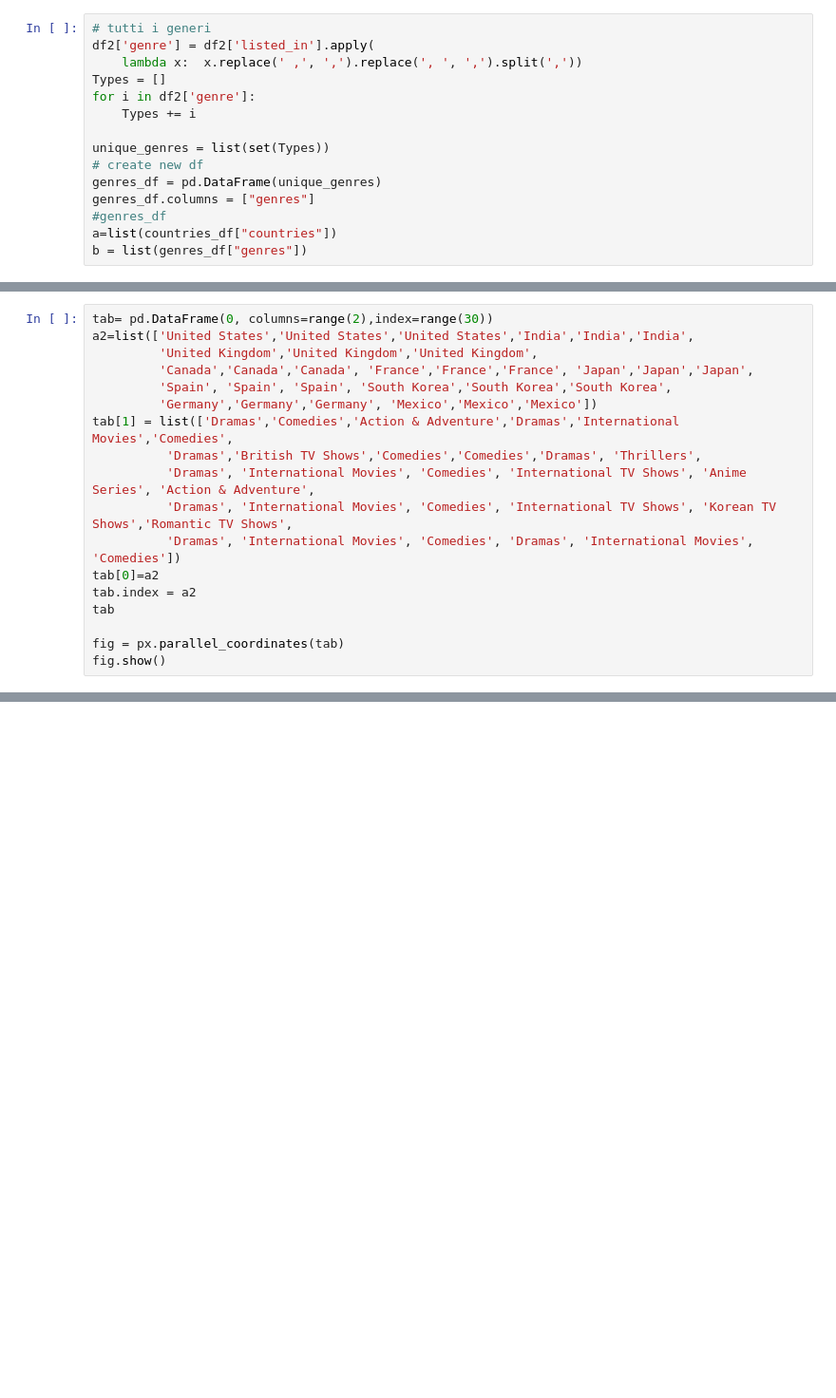
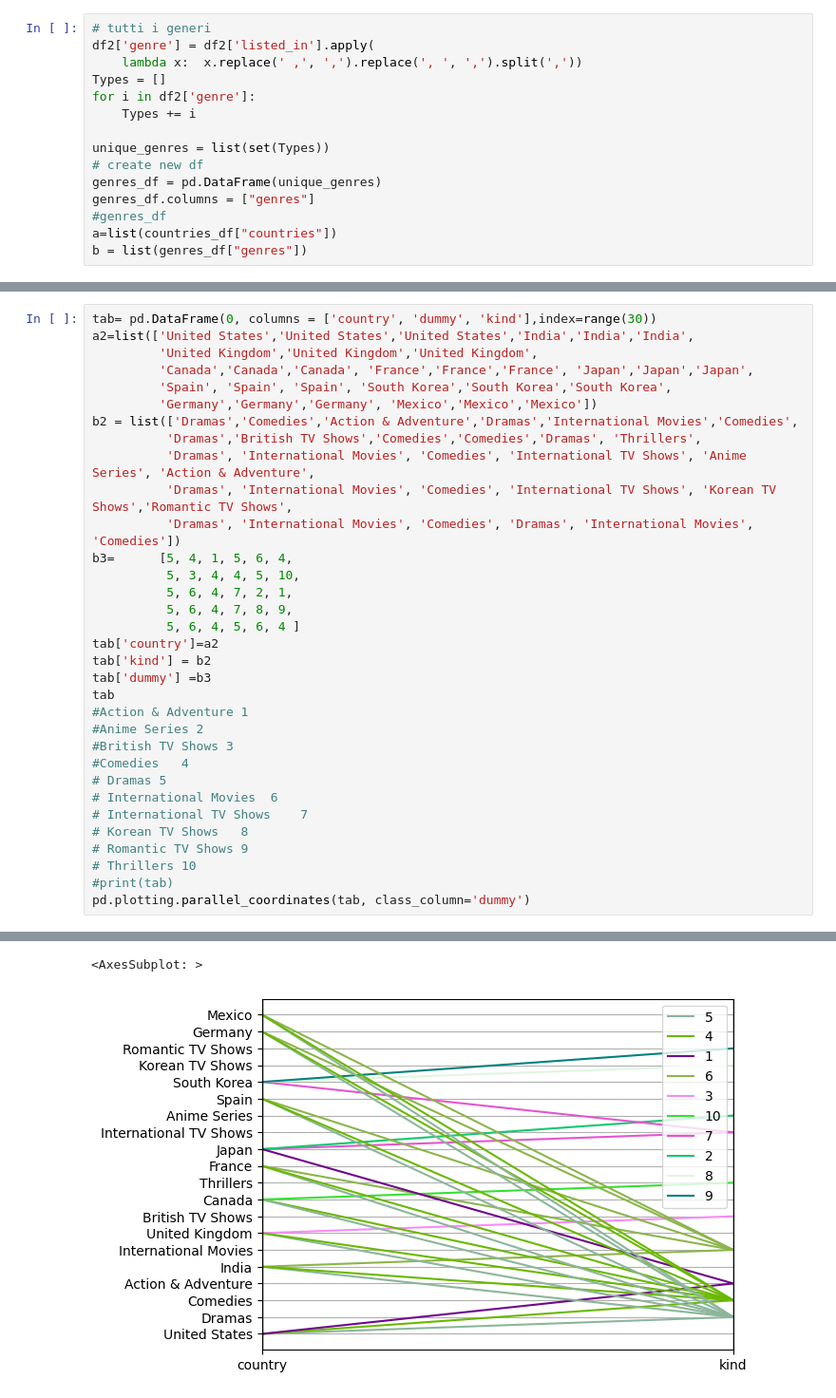
Before and after one commit to dario-coscia/netflix-viz, a Jupyter notebook: netflix.ipynb, the cells around one changed output, grey strips where cells are left out. Shown: that part at 95% size. Drawn from its saved outputs; the diff is of its cells as text; blank space fills up the shorter version.

```diff
--- a/netflix.ipynb
+++ b/netflix.ipynb
@@ -371,19 +355,34 @@ tabella_minimal
 # %%
-tab= pd.DataFrame(0, columns=range(2),index=range(30))
+tab= pd.DataFrame(0, columns = ['country', 'dummy', 'kind'],index=range(30))
 a2=list(['United States','United States','United States','India','India','India',
          'United Kingdom','United Kingdom','United Kingdom',
          'Canada','Canada','Canada', 'France','France','France', 'Japan','Japan','Japan',
          'Spain', 'Spain', 'Spain', 'South Korea','South Korea','South Korea',
          'Germany','Germany','Germany', 'Mexico','Mexico','Mexico'])
-tab[1] = list(['Dramas','Comedies','Action & Adventure','Dramas','International Movies','Comedies',
+b2 = list(['Dramas','Comedies','Action & Adventure','Dramas','International Movies','Comedies',
           'Dramas','British TV Shows','Comedies','Comedies','Dramas', 'Thrillers',
           'Dramas', 'International Movies', 'Comedies', 'International TV Shows', 'Anime Series', 'Action & Adventure',
           'Dramas', 'International Movies', 'Comedies', 'International TV Shows', 'Korean TV Shows','Romantic TV Shows',
           'Dramas', 'International Movies', 'Comedies', 'Dramas', 'International Movies', 'Comedies'])
-tab[0]=a2
-tab.index = a2
+b3=      [5, 4, 1, 5, 6, 4,
+          5, 3, 4, 4, 5, 10,
+          5, 6, 4, 7, 2, 1,
+          5, 6, 4, 7, 8, 9,
+          5, 6, 4, 5, 6, 4 ]
+tab['country']=a2
+tab['kind'] = b2
+tab['dummy'] =b3
 tab
-
-fig = px.parallel_coordinates(tab)
-fig.show()
+#Action & Adventure 1
+#Anime Series 2
+#British TV Shows 3
+#Comedies	4
+# Dramas 5
+# International Movies	6
+# International TV Shows	7
+# Korean TV Shows	8
+# Romantic TV Shows	9
+# Thrillers 10
+#print(tab)
+pd.plotting.parallel_coordinates(tab, class_column='dummy')
 # %% [output]
@@ -390,0 +389,2 @@ fig.show()
+<AxesSubplot: >
+[figure, added]
```
Also changed, not shown: parts of 9 cells of this notebook.
